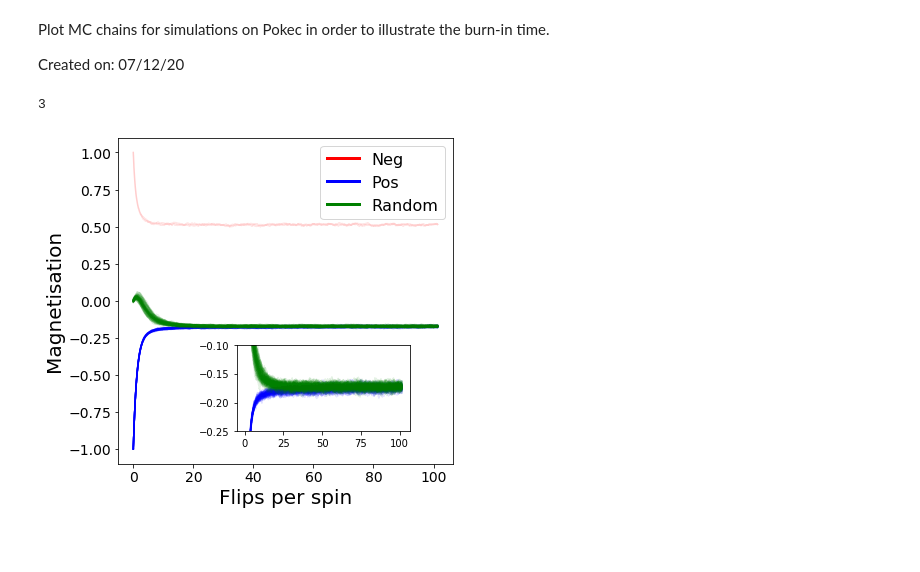
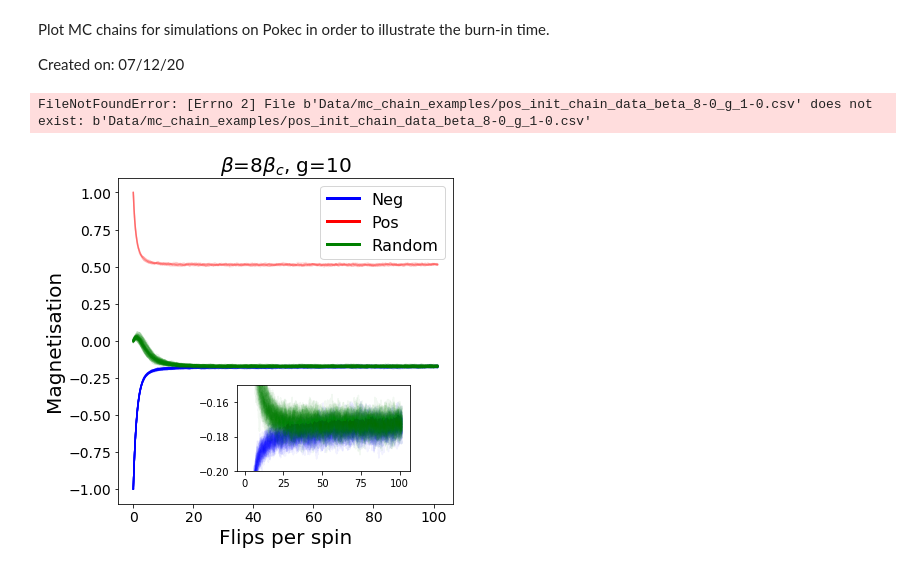
Before and after one commit to MGarrod1/unobserved_spin_influence, a Jupyter notebook: Figure_3_Pokec/Make_Pokec_burn_in_time_plots.ipynb, the cells around one changed output. Cells and saved outputs as stored; diff of their text form; code cells hidden in the pictures; blank space fills up the shorter version.

Commit message:
add block to plot for a single initial condition

```diff
--- a/Figure_3_Pokec/Make_Pokec_burn_in_time_plots.ipynb
+++ b/Figure_3_Pokec/Make_Pokec_burn_in_time_plots.ipynb
@@ -10,7 +10,7 @@ import networkx as nx
 from matplotlib.lines import Line2D
 # %%
 beta_f=8.0
-gradient=10.0
+gradient=1.0  #10.0
 
 graph = nx.read_graphml('Data/Bratislava_graph.graphml')
 
@@ -26,11 +26,8 @@ random_data=pd.read_csv(f"Data/mc_chain_examples/{init_type}_init_chain_data_bet
 
 init_type= 'neg'
 neg_data=pd.read_csv(f"Data/mc_chain_examples/{init_type}_init_chain_data_beta_{beta_f}_g_{gradient}".replace(".","-") + ".csv")
+# %% [output]
+FileNotFoundError: [Errno 2] File b'Data/mc_chain_examples/pos_init_chain_data_beta_8-0_g_1-0.csv' does not exist: b'Data/mc_chain_examples/pos_init_chain_data_beta_8-0_g_1-0.csv'
-# %%
-num_cols = len(data.columns)
-print(num_cols)
-# %% [output]
-3
 # %%
 #To do: make the full plot the inset.
 # i.e. show zoomed in for the main plot to show robustness.
@@ -44,37 +43,37 @@ for chain_index in range(len(pos_data.columns)-1) :
     plt.plot(flips_per_spin,pos_data[f'chain_{chain_index}'].to_list(),'r',alpha=0.1)
 
 # Negative
 for chain_index in range(len(neg_data.columns)-1) :
     flips_per_spin=[ k/len(graph) for k in neg_data['timestep'].to_list()]
     plt.plot(flips_per_spin,neg_data[f'chain_{chain_index}'].to_list(),'b',alpha=0.1)
 
 # Random
 for chain_index in range(len(random_data.columns)-1) :
     flips_per_spin=[ k/len(graph) for k in random_data['timestep'].to_list()]
     plt.plot(flips_per_spin,random_data[f'chain_{chain_index}'].to_list(),'g',alpha=0.1)
 
 plt.xlabel("Flips per spin",fontsize=20)
 plt.ylabel("Magnetisation",fontsize=20)
 plt.xticks(fontsize=14)
 plt.yticks(fontsize=14)
-#plt.legend(fontsize=16)
+plt.title(f"$\\beta$={int(beta_f)}$\\beta_c$, g={int(gradient)}",fontsize=20)
 
-colors = ['red', 'blue', 'green']
+colors = ['blue', 'red', 'green']
 lines = [Line2D([0], [0], color=c, linewidth=3, linestyle='-') for c in colors]
 labels = ['Neg', 'Pos', 'Random']
 plt.legend(lines, labels,fontsize=16)
 
 left, bottom, width, height = [0.4, 0.2, 0.4, 0.2]
 ax2 = fig.add_axes([left, bottom, width, height])
 for chain_index in range(len(neg_data.columns)-1) :
-    ax2.plot(flips_per_spin,neg_data[f'chain_{chain_index}'].to_list(),'b',alpha=0.1)
+    ax2.plot(flips_per_spin,neg_data[f'chain_{chain_index}'].to_list(),'b',alpha=0.05)
 for chain_index in range(len(random_data.columns)-1) :
-    ax2.plot(flips_per_spin,random_data[f'chain_{chain_index}'].to_list(),'g',alpha=0.1)
+    ax2.plot(flips_per_spin,random_data[f'chain_{chain_index}'].to_list(),'g',alpha=0.05)
 
-ax2.set_ylim(-0.2,-0.1)
+ax2.set_ylim(-0.2,-0.15)
 
 #plt.ylim(-0.20,-0.15)
-plt.savefig(f"Plots/spin_burn_in_3_inits_beta_{beta_f}_g_{gradient}".replace('.','-'),bbox_inches='tight')
+plt.savefig(f"Plots/spin_burn_in_3_inits_beta_{beta_f}_g_{gradient}".replace('.','-') + ".jpg",bbox_inches='tight')
 #plt.savefig(f"Plots/spin_burn_in_{init_type}_beta_{beta_f}_g_{gradient}".replace('.','-'))
 # %% [output]
-[figure, old version]
+[figure, new version]
```
Also changed, not shown: parts of 3 cells of this notebook.
